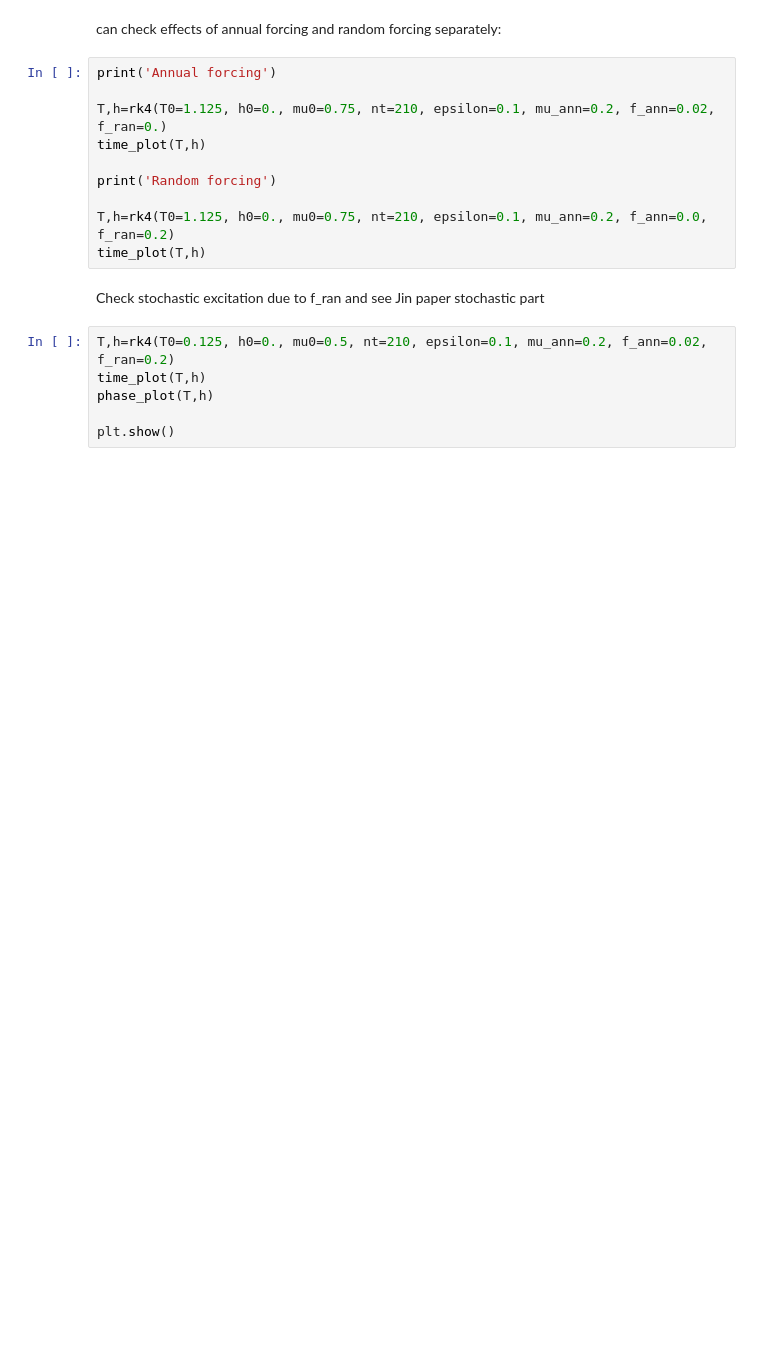
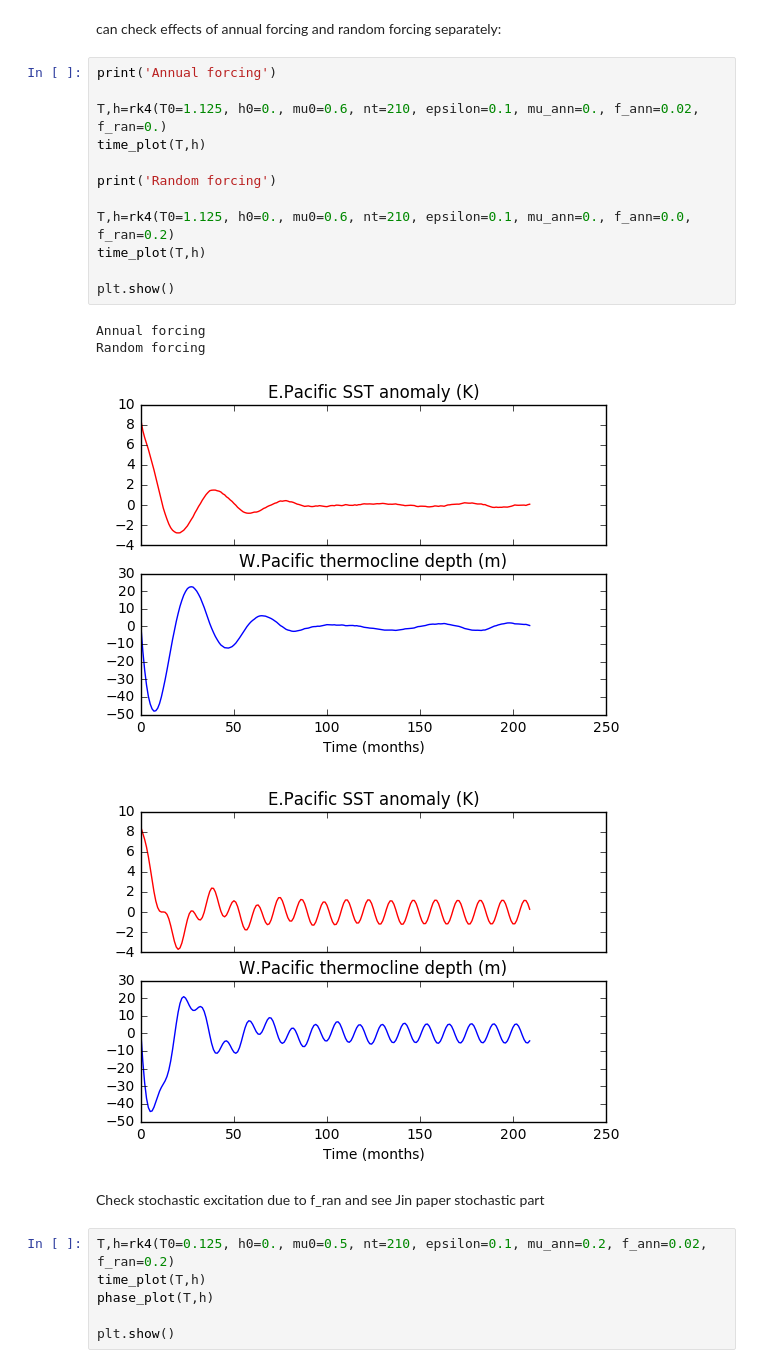
Before and after one commit to lm2612/mtmw14, a Jupyter notebook: project1/Notebook.ipynb, the cells around one changed output. Drawn from its saved outputs; the diff is of its cells as text; blank space fills up the shorter version.

```diff
--- a/project1/Notebook.ipynb
+++ b/project1/Notebook.ipynb
@@ -168,13 +180,20 @@ can check effects of annual forcing and random forcing separately:
 # %%
 print('Annual forcing')
 
-T,h=rk4(T0=1.125, h0=0., mu0=0.75, nt=210, epsilon=0.1, mu_ann=0.2, f_ann=0.02, f_ran=0.)
+T,h=rk4(T0=1.125, h0=0., mu0=0.6, nt=210, epsilon=0.1, mu_ann=0., f_ann=0.02, f_ran=0.)
 time_plot(T,h)
 
 print('Random forcing')
 
-T,h=rk4(T0=1.125, h0=0., mu0=0.75, nt=210, epsilon=0.1, mu_ann=0.2, f_ann=0.0, f_ran=0.2)
+T,h=rk4(T0=1.125, h0=0., mu0=0.6, nt=210, epsilon=0.1, mu_ann=0., f_ann=0.0, f_ran=0.2)
 time_plot(T,h)
+
+plt.show()
+# %% [output]
+Annual forcing
+Random forcing
+[figure, added]
+[figure, added]
 # %% [markdown]
 Check stochastic excitation due to f_ran and see Jin paper stochastic part
 # %%
```
Also changed, not shown: parts of 15 cells of this notebook, 1 other file.
